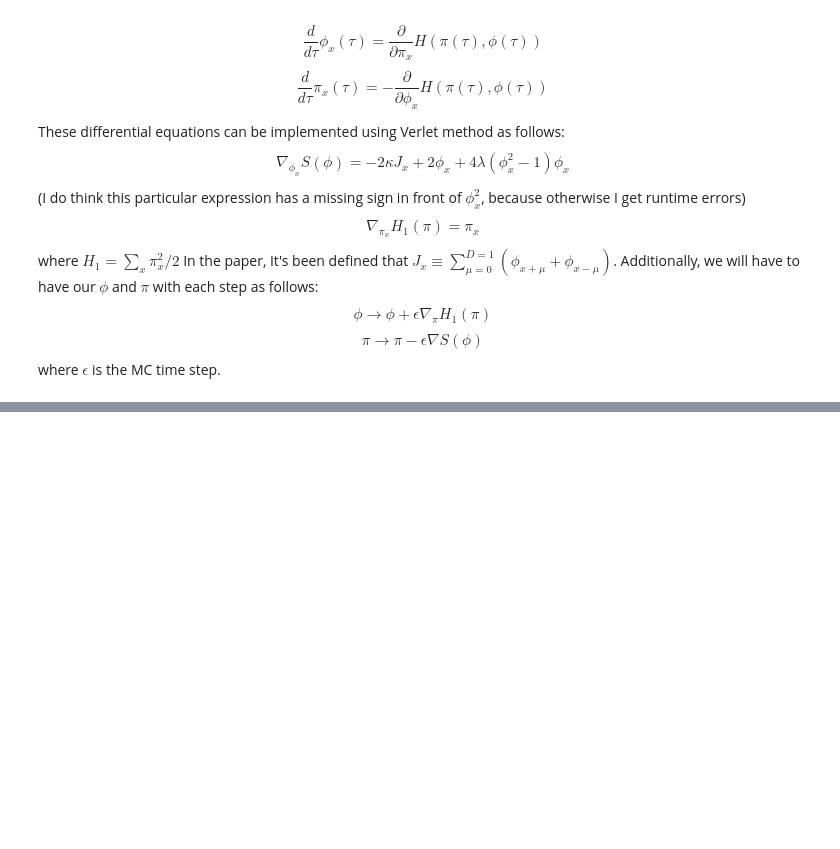
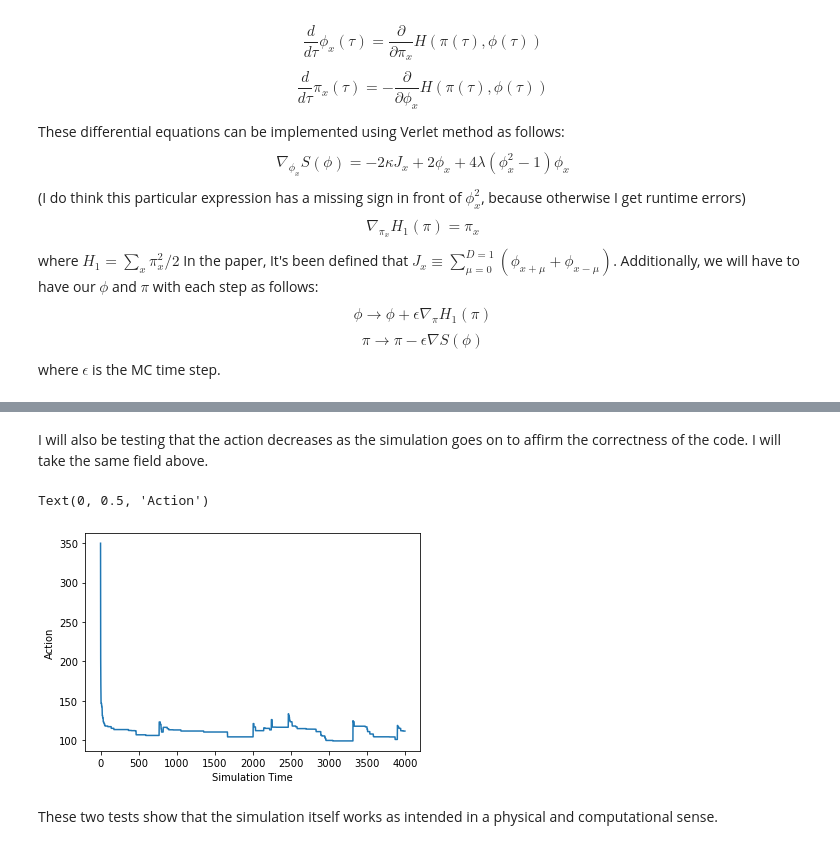
Before and after one commit to badesayki/p5070, a Jupyter notebook: phi4-theory.ipynb, the cells around one changed output, grey strips where cells are left out. Drawn from its saved outputs; the diff is of its cells as text; code cells hidden in the pictures; blank space fills up the shorter version.

```diff
--- a/phi4-theory.ipynb
+++ b/phi4-theory.ipynb
@@ -135,0 +147,12 @@ def simulate_HMC(phi, S, kappa, lamb, time, Ns):
+# %% [markdown]
+I will also be testing that the action decreases as the simulation goes on to affirm the correctness of the code. I will take the same field above.
+# %%
+simulation_time=np.linspace(0,action_test.shape[0],action_test.shape[0])
+plt.plot(simulation_time, action_test)
+plt.xlabel("Simulation Time")
+plt.ylabel("Action")
+# %% [output]
+Text(0, 0.5, 'Action')
+[figure, added]
+# %% [markdown]
+These two tests show that the simulation itself works as intended in a physical and computational sense.
```
Also changed, not shown: parts of 9 cells of this notebook.
